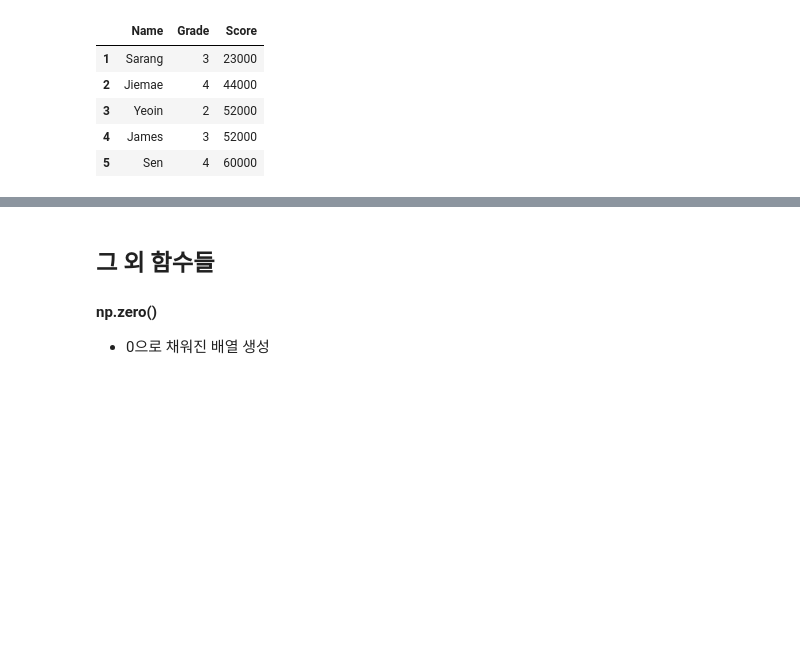
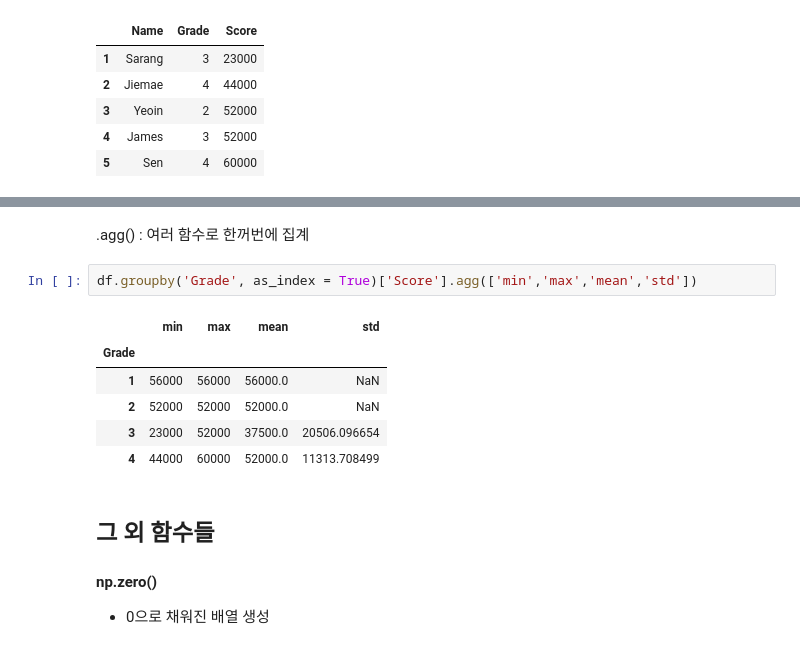
Before and after one commit to Run-aivle/study, a Jupyter notebook: Feb/02.06/SEN/Study.ipynb, the cells around one changed output, grey strips where cells are left out. Saved outputs shown, nothing was run; the diff lists cells and outputs as text; blank space fills up the shorter version.

```diff
--- a/Feb/02.06/SEN/Study.ipynb
+++ b/Feb/02.06/SEN/Study.ipynb
@@ -383,3 +501,14 @@ df.loc[df['Score']>52000,['Name', 'Score']]
+# %% [markdown]
+.agg() : 여러 함수로 한꺼번에 집계
+# %%
+df.groupby('Grade', as_index = True)['Score'].agg(['min','max','mean','std'])
+# %% [output]
+|  | min | max | mean | std |
+| Grade |  |  |  |  |
+| 1 | 56000 | 56000 | 56000.0 | NaN |
+| 2 | 52000 | 52000 | 52000.0 | NaN |
+| 3 | 23000 | 52000 | 37500.0 | 20506.096654 |
+| 4 | 44000 | 60000 | 52000.0 | 11313.708499 |
 # %% [markdown]
 ## 그 외 함수들
 #### np.zero()
```
Also changed, not shown: parts of 27 cells of this notebook.
